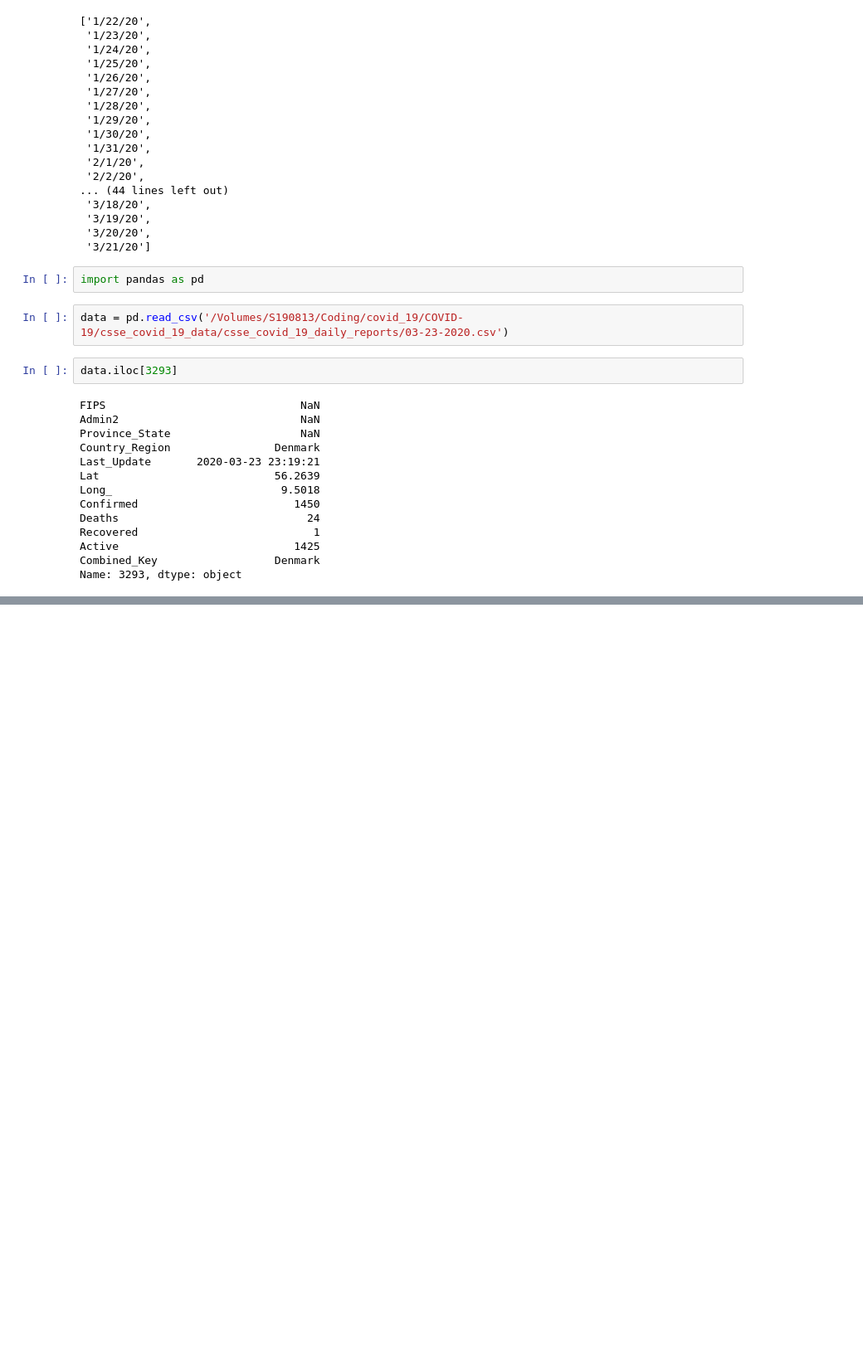
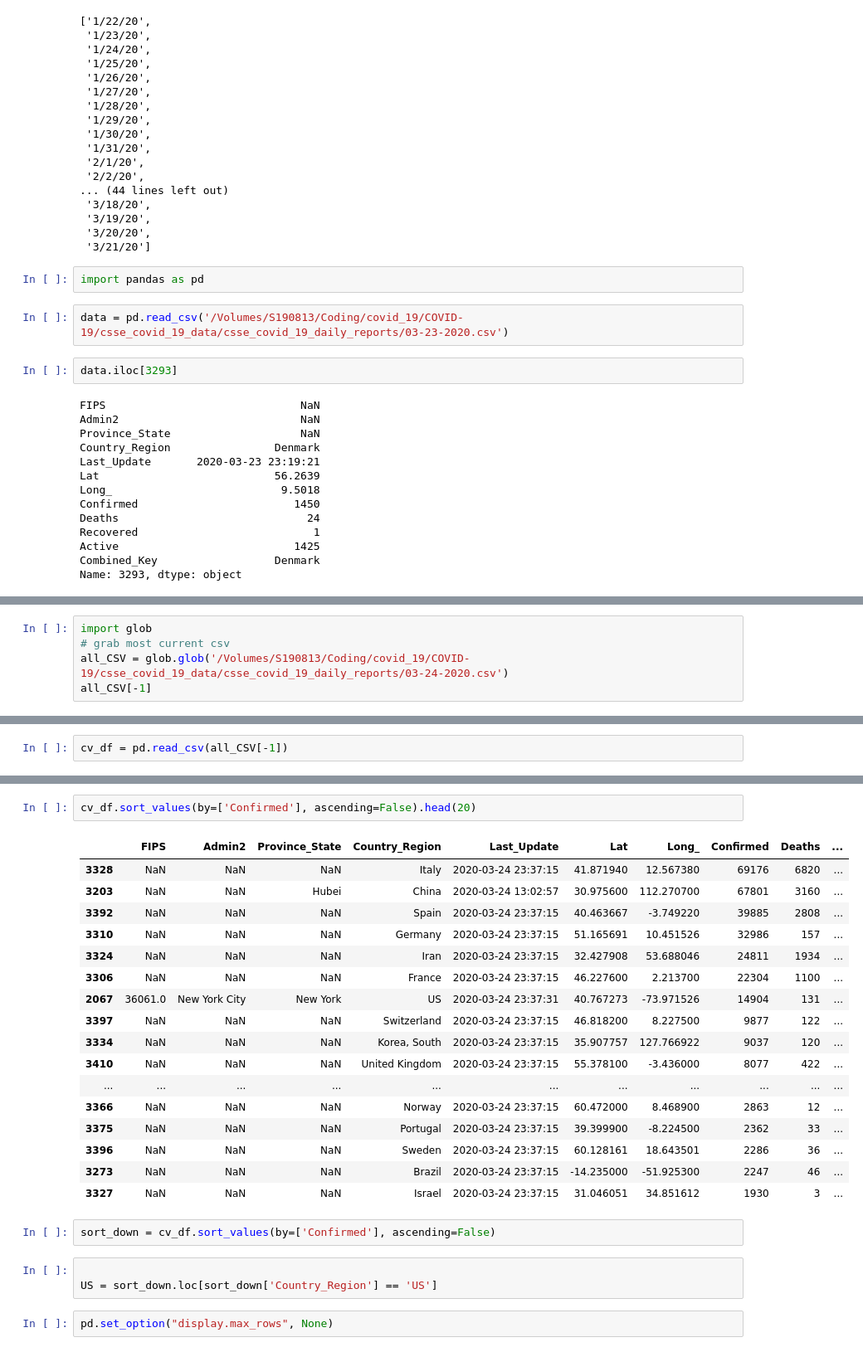
Before and after one commit to FinchMF/covid-19_tlkt, a Jupyter notebook: workbench/workspace_nb.ipynb, the cells around one changed output, grey strips where cells are left out. Shown at 83% size. Saved outputs shown, nothing was run; the diff lists cells and outputs as text; blank space fills up the shorter version.

```diff
--- a/workbench/workspace_nb.ipynb
+++ b/workbench/workspace_nb.ipynb
@@ -158,0 +372,5 @@ Name: 3293, dtype: object
+# %%
+import glob
+# grab most current csv
+all_CSV = glob.glob('/Volumes/S190813/Coding/covid_19/COVID-19/csse_covid_19_data/csse_covid_19_daily_reports/03-24-2020.csv')
+all_CSV[-1]
@@ -158,0 +379,2 @@ Name: 3293, dtype: object
+# %%
+cv_df = pd.read_csv(all_CSV[-1])
@@ -158,0 +399,27 @@ Name: 3293, dtype: object
+# %%
+cv_df.sort_values(by=['Confirmed'], ascending=False).head(20)
+# %% [output]
+|  | FIPS | Admin2 | Province_State | Country_Region | Last_Update | Lat | Long_ | Confirmed | Deaths | ... |
+| 3328 | NaN | NaN | NaN | Italy | 2020-03-24 23:37:15 | 41.871940 | 12.567380 | 69176 | 6820 | ... |
+| 3203 | NaN | NaN | Hubei | China | 2020-03-24 13:02:57 | 30.975600 | 112.270700 | 67801 | 3160 | ... |
+| 3392 | NaN | NaN | NaN | Spain | 2020-03-24 23:37:15 | 40.463667 | -3.749220 | 39885 | 2808 | ... |
+| 3310 | NaN | NaN | NaN | Germany | 2020-03-24 23:37:15 | 51.165691 | 10.451526 | 32986 | 157 | ... |
+| 3324 | NaN | NaN | NaN | Iran | 2020-03-24 23:37:15 | 32.427908 | 53.688046 | 24811 | 1934 | ... |
+| 3306 | NaN | NaN | NaN | France | 2020-03-24 23:37:15 | 46.227600 | 2.213700 | 22304 | 1100 | ... |
+| 2067 | 36061.0 | New York City | New York | US | 2020-03-24 23:37:31 | 40.767273 | -73.971526 | 14904 | 131 | ... |
+| 3397 | NaN | NaN | NaN | Switzerland | 2020-03-24 23:37:15 | 46.818200 | 8.227500 | 9877 | 122 | ... |
+| 3334 | NaN | NaN | NaN | Korea, South | 2020-03-24 23:37:15 | 35.907757 | 127.766922 | 9037 | 120 | ... |
+| 3410 | NaN | NaN | NaN | United Kingdom | 2020-03-24 23:37:15 | 55.378100 | -3.436000 | 8077 | 422 | ... |
+| ... | ... | ... | ... | ... | ... | ... | ... | ... | ... | ... |
+| 3366 | NaN | NaN | NaN | Norway | 2020-03-24 23:37:15 | 60.472000 | 8.468900 | 2863 | 12 | ... |
+| 3375 | NaN | NaN | NaN | Portugal | 2020-03-24 23:37:15 | 39.399900 | -8.224500 | 2362 | 33 | ... |
+| 3396 | NaN | NaN | NaN | Sweden | 2020-03-24 23:37:15 | 60.128161 | 18.643501 | 2286 | 36 | ... |
+| 3273 | NaN | NaN | NaN | Brazil | 2020-03-24 23:37:15 | -14.235000 | -51.925300 | 2247 | 46 | ... |
+| 3327 | NaN | NaN | NaN | Israel | 2020-03-24 23:37:15 | 31.046051 | 34.851612 | 1930 | 3 | ... |
+# %%
+sort_down = cv_df.sort_values(by=['Confirmed'], ascending=False)
+# %%
+
+US = sort_down.loc[sort_down['Country_Region'] == 'US']
+# %%
+pd.set_option("display.max_rows", None)
```
Also changed, not shown: parts of 30 cells of this notebook, 8 other files.
